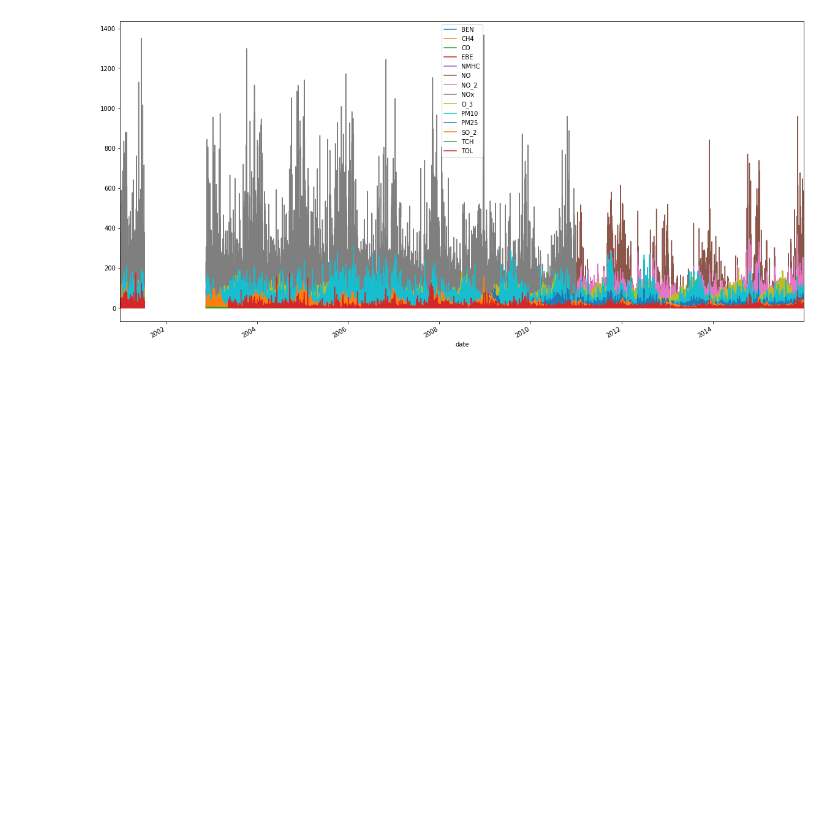
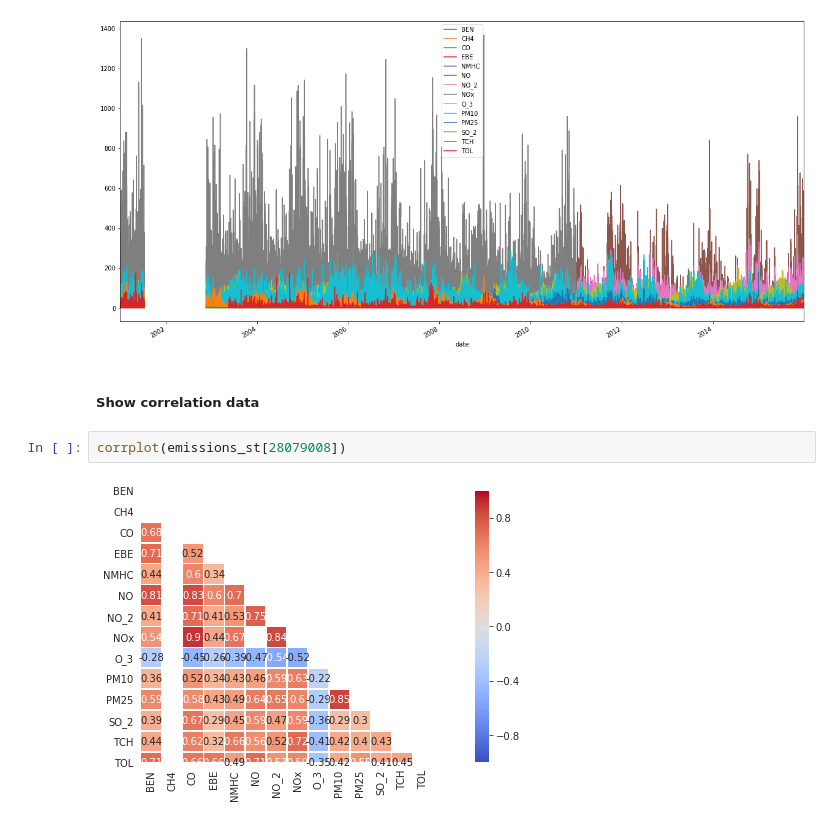
Before and after one commit to patricksferraz/aqw-madrid-data-analysis, a Jupyter notebook: analytics.ipynb, the cells around one changed output. Cells and saved outputs as stored; diff of their text form; blank space fills up the shorter version.

```diff
--- a/analytics.ipynb
+++ b/analytics.ipynb
@@ -413,3 +443,9 @@ emissions_st[28079008].plot(figsize=(20,10))
 plt.show()
 # %% [output]
 [figure]
+# %% [markdown]
+##### Show correlation data
+# %%
+corrplot(emissions_st[28079008])
+# %% [output]
+[figure, added]
```
Also changed, not shown: parts of 4 cells of this notebook.
